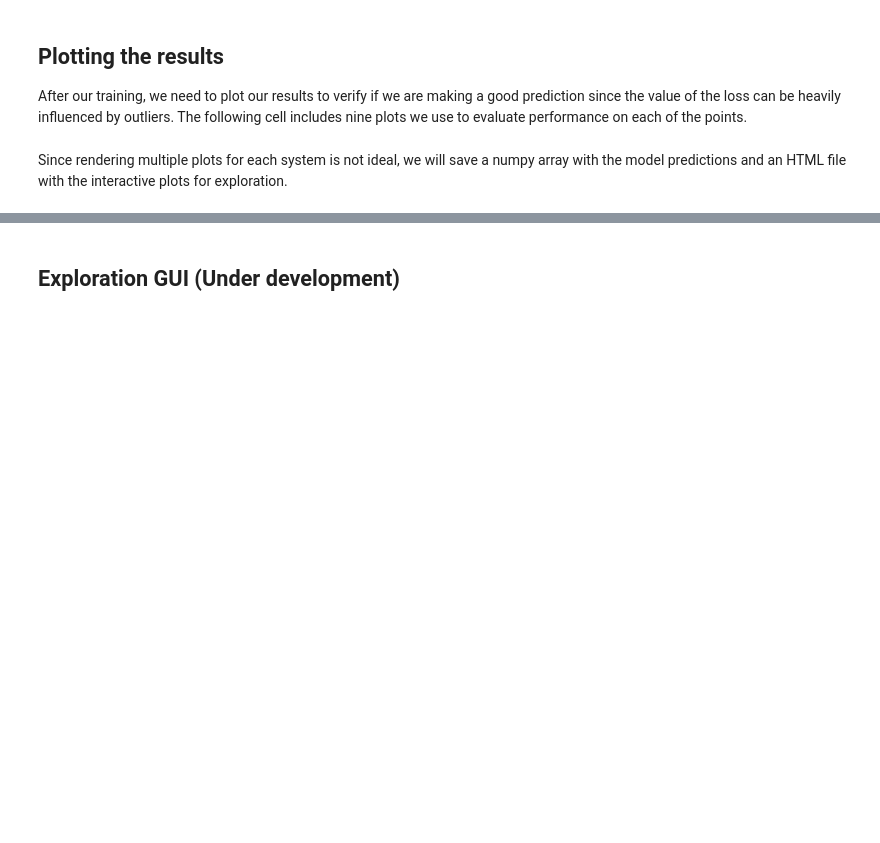
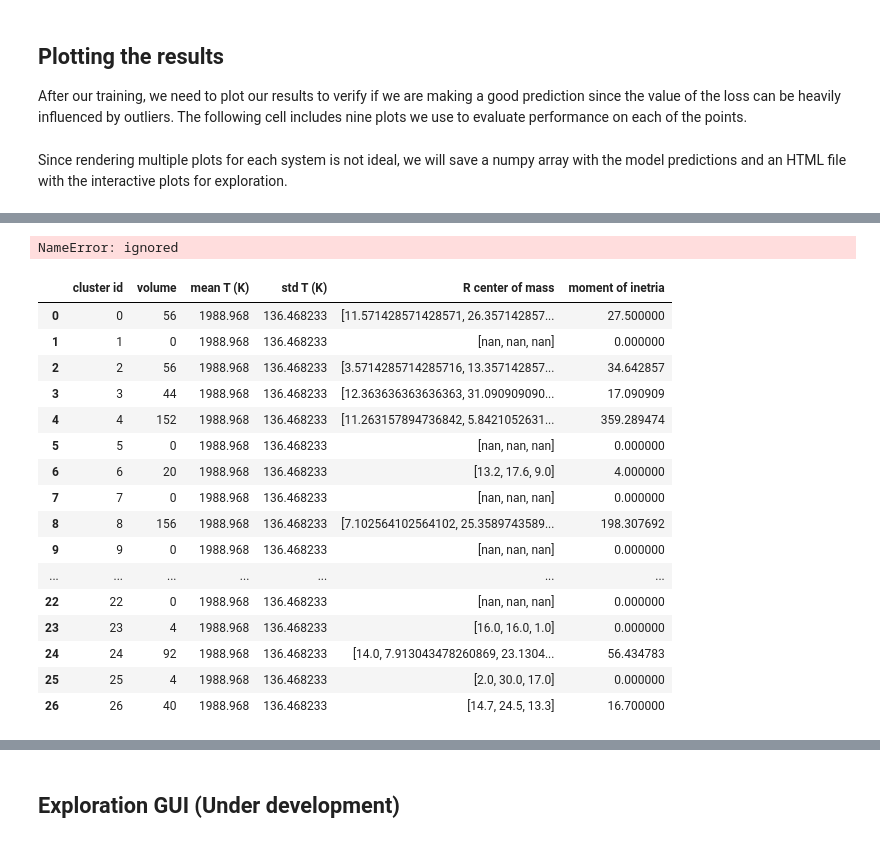
Before and after one commit to Jverduzc/MISTnet, a Jupyter notebook: CNN_Model.ipynb, the cells around one changed output, grey strips where cells are left out. Drawn from its saved outputs; the diff is of its cells as text; code cells hidden in the pictures; blank space fills up the shorter version.

Commit message:
Updating cluster analysis

```diff
--- a/CNN_Model.ipynb
+++ b/CNN_Model.ipynb
@@ -736,0 +766,3 @@ pred_fig.show()
+# %%
+md_1 = cluster_analysis(md_temp)
+pred_1 = cluster_analysis(pred_temp)
@@ -736,0 +785,3 @@ pred_fig.show()
+# %%
+md_corr, pred_corr, over = overlap(md_1,pred_1)
+md_corr
@@ -736,0 +802,24 @@ pred_fig.show()
+# %%
+md_clust = analyze_clusters(md_corr)
+# %% [output]
+NameError: ignored
+# %%
+md_clust
+# %% [output]
+|  | cluster id | volume | mean T (K) | std T (K) | R center of mass | moment of inetria |
+| 0 | 0 | 56 | 1988.968 | 136.468233 | [11.571428571428571, 26.357142857... | 27.500000 |
+| 1 | 1 | 0 | 1988.968 | 136.468233 | [nan, nan, nan] | 0.000000 |
+| 2 | 2 | 56 | 1988.968 | 136.468233 | [3.5714285714285716, 13.357142857... | 34.642857 |
+| 3 | 3 | 44 | 1988.968 | 136.468233 | [12.363636363636363, 31.090909090... | 17.090909 |
+| 4 | 4 | 152 | 1988.968 | 136.468233 | [11.263157894736842, 5.8421052631... | 359.289474 |
+| 5 | 5 | 0 | 1988.968 | 136.468233 | [nan, nan, nan] | 0.000000 |
+| 6 | 6 | 20 | 1988.968 | 136.468233 | [13.2, 17.6, 9.0] | 4.000000 |
+| 7 | 7 | 0 | 1988.968 | 136.468233 | [nan, nan, nan] | 0.000000 |
+| 8 | 8 | 156 | 1988.968 | 136.468233 | [7.102564102564102, 25.3589743589... | 198.307692 |
+| 9 | 9 | 0 | 1988.968 | 136.468233 | [nan, nan, nan] | 0.000000 |
+| ... | ... | ... | ... | ... | ... | ... |
+| 22 | 22 | 0 | 1988.968 | 136.468233 | [nan, nan, nan] | 0.000000 |
+| 23 | 23 | 4 | 1988.968 | 136.468233 | [16.0, 16.0, 1.0] | 0.000000 |
+| 24 | 24 | 92 | 1988.968 | 136.468233 | [14.0, 7.913043478260869, 23.1304... | 56.434783 |
+| 25 | 25 | 4 | 1988.968 | 136.468233 | [2.0, 30.0, 17.0] | 0.000000 |
+| 26 | 26 | 40 | 1988.968 | 136.468233 | [14.7, 24.5, 13.3] | 16.700000 |
```
Also changed, not shown: parts of 19 cells of this notebook.
